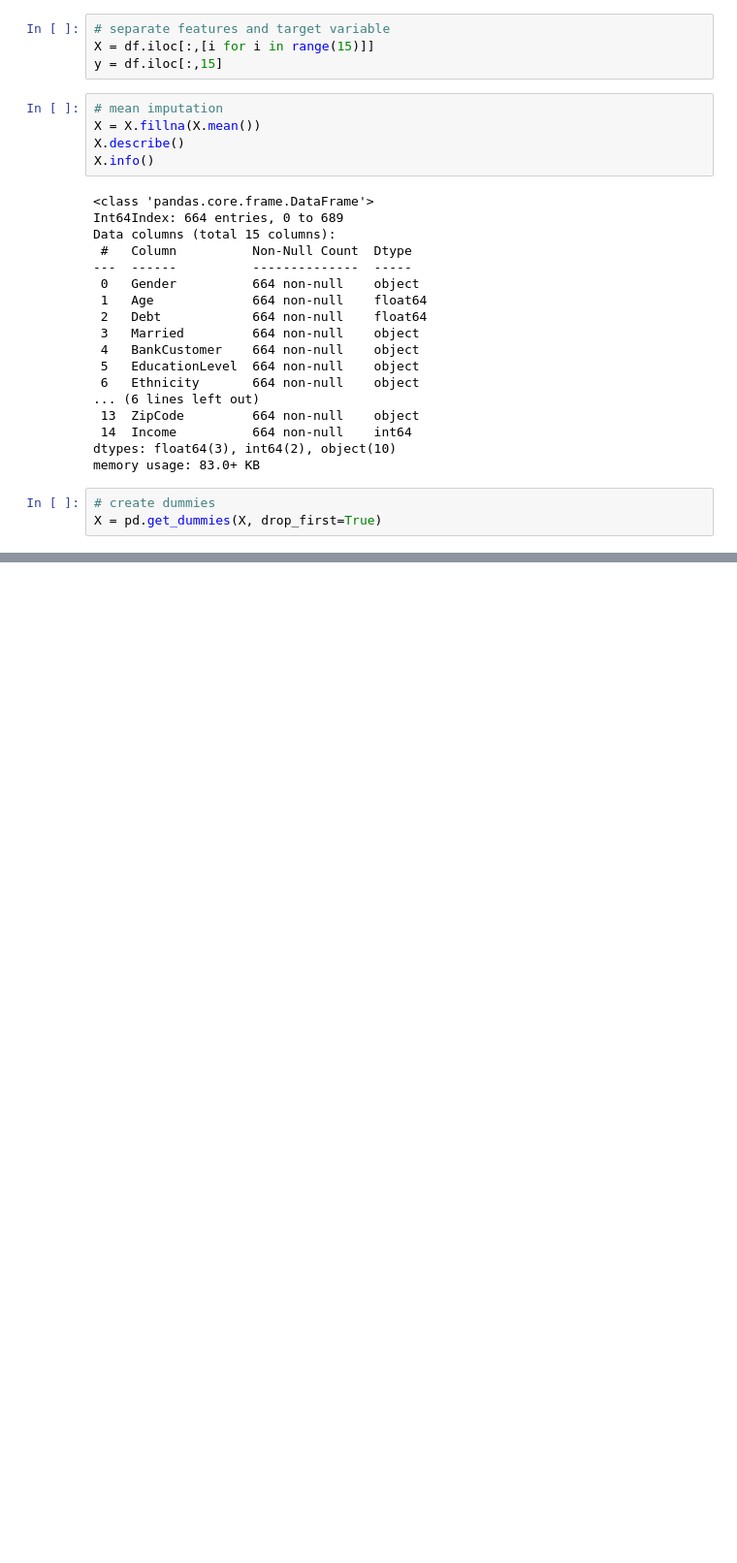
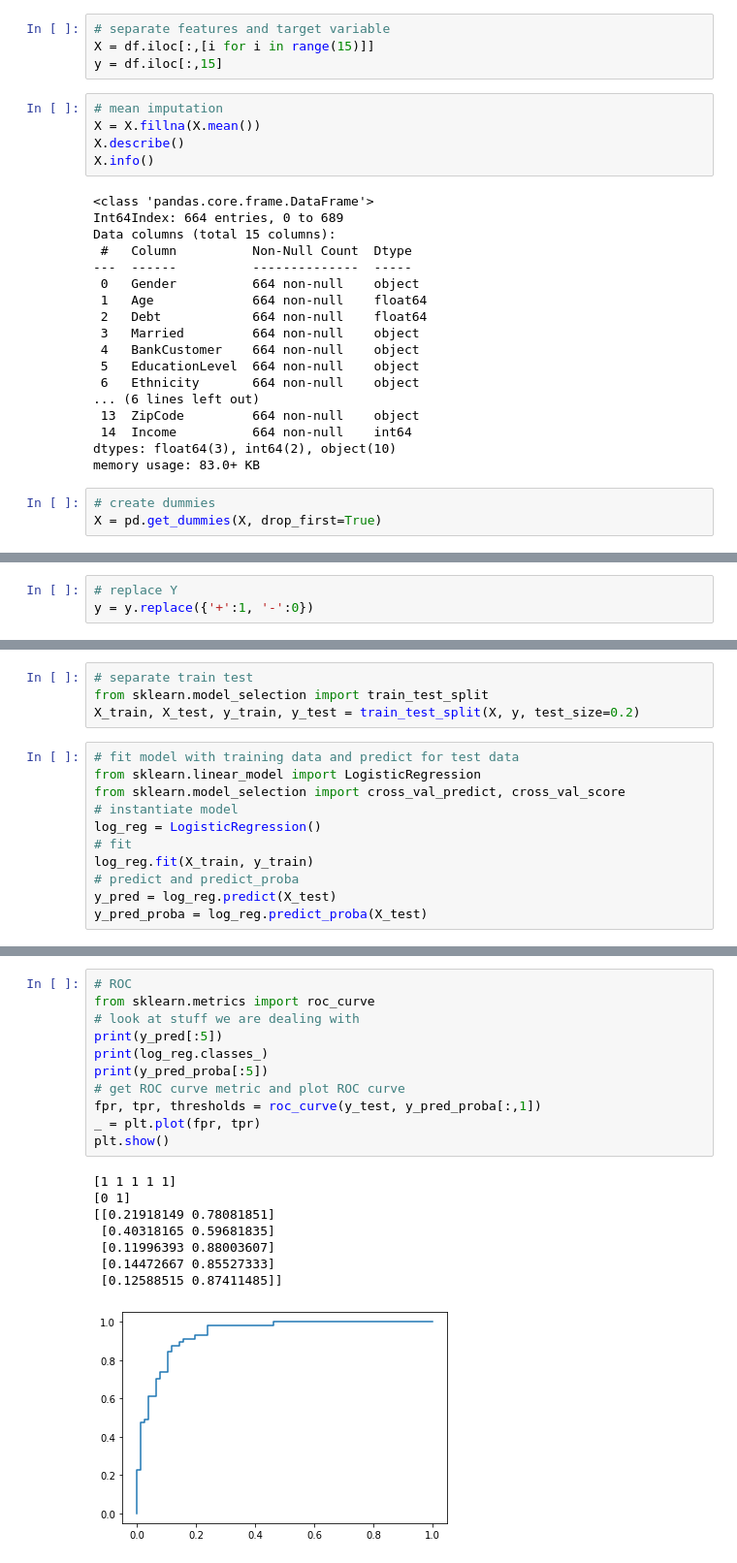
Before and after one commit to tawiwut-cha/datacamp_projects, a Jupyter notebook: creditcards_approval/notebook_TC.ipynb, the cells around one changed output, grey strips where cells are left out. Shown at 97% size. Saved outputs shown, nothing was run; the diff lists cells and outputs as text; blank space fills up the shorter version.

Commit message:
build model

```diff
--- a/creditcards_approval/notebook_TC.ipynb
+++ b/creditcards_approval/notebook_TC.ipynb
@@ -295,2 +284,5 @@ for i in features_num:
+# %%
+# replace Y
+y = y.replace({'+':1, '-':0})
 # %% [markdown]
 ## Build model
@@ -301,0 +290,15 @@ Build logistic regression model for classification (do one fiirst fine tune late
+# %%
+# separate train test
+from sklearn.model_selection import train_test_split
+X_train, X_test, y_train, y_test = train_test_split(X, y, test_size=0.2)
+# %%
+# fit model with training data and predict for test data
+from sklearn.linear_model import LogisticRegression
+from sklearn.model_selection import cross_val_predict, cross_val_score
+# instantiate model
+log_reg = LogisticRegression()
+# fit
+log_reg.fit(X_train, y_train)
+# predict and predict_proba
+y_pred = log_reg.predict(X_test)
+y_pred_proba = log_reg.predict_proba(X_test)
@@ -301,0 +339,20 @@ Build logistic regression model for classification (do one fiirst fine tune late
+# %%
+# ROC
+from sklearn.metrics import roc_curve
+# look at stuff we are dealing with
+print(y_pred[:5])
+print(log_reg.classes_)
+print(y_pred_proba[:5])
+# get ROC curve metric and plot ROC curve
+fpr, tpr, thresholds = roc_curve(y_test, y_pred_proba[:,1])
+_ = plt.plot(fpr, tpr)
+plt.show()
+# %% [output]
+[1 1 1 1 1]
+[0 1]
+[[0.21918149 0.78081851]
+ [0.40318165 0.59681835]
+ [0.11996393 0.88003607]
+ [0.14472667 0.85527333]
+ [0.12588515 0.87411485]]
+[figure, added]
```
Also changed, not shown: parts of 8 cells of this notebook.
